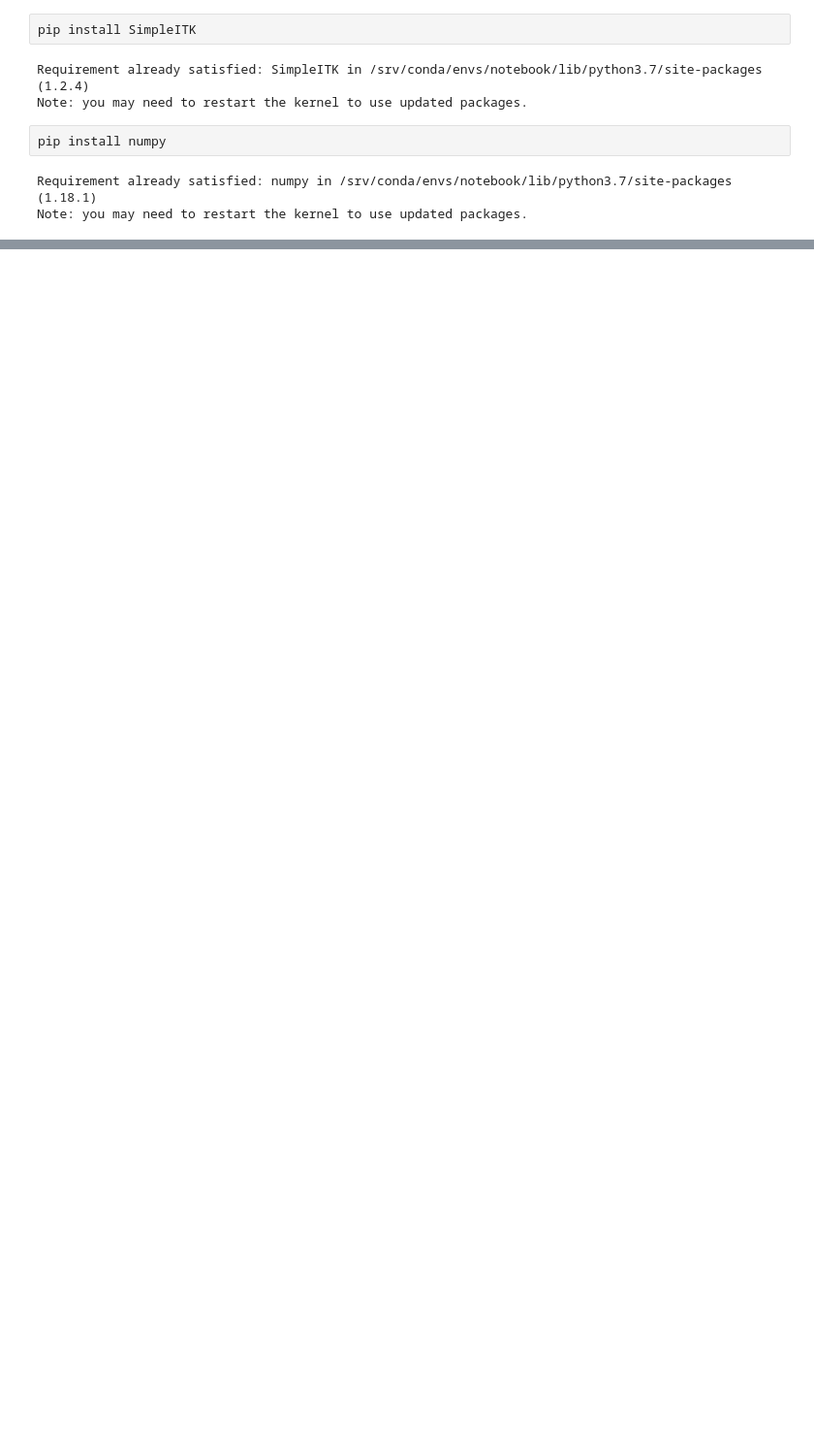
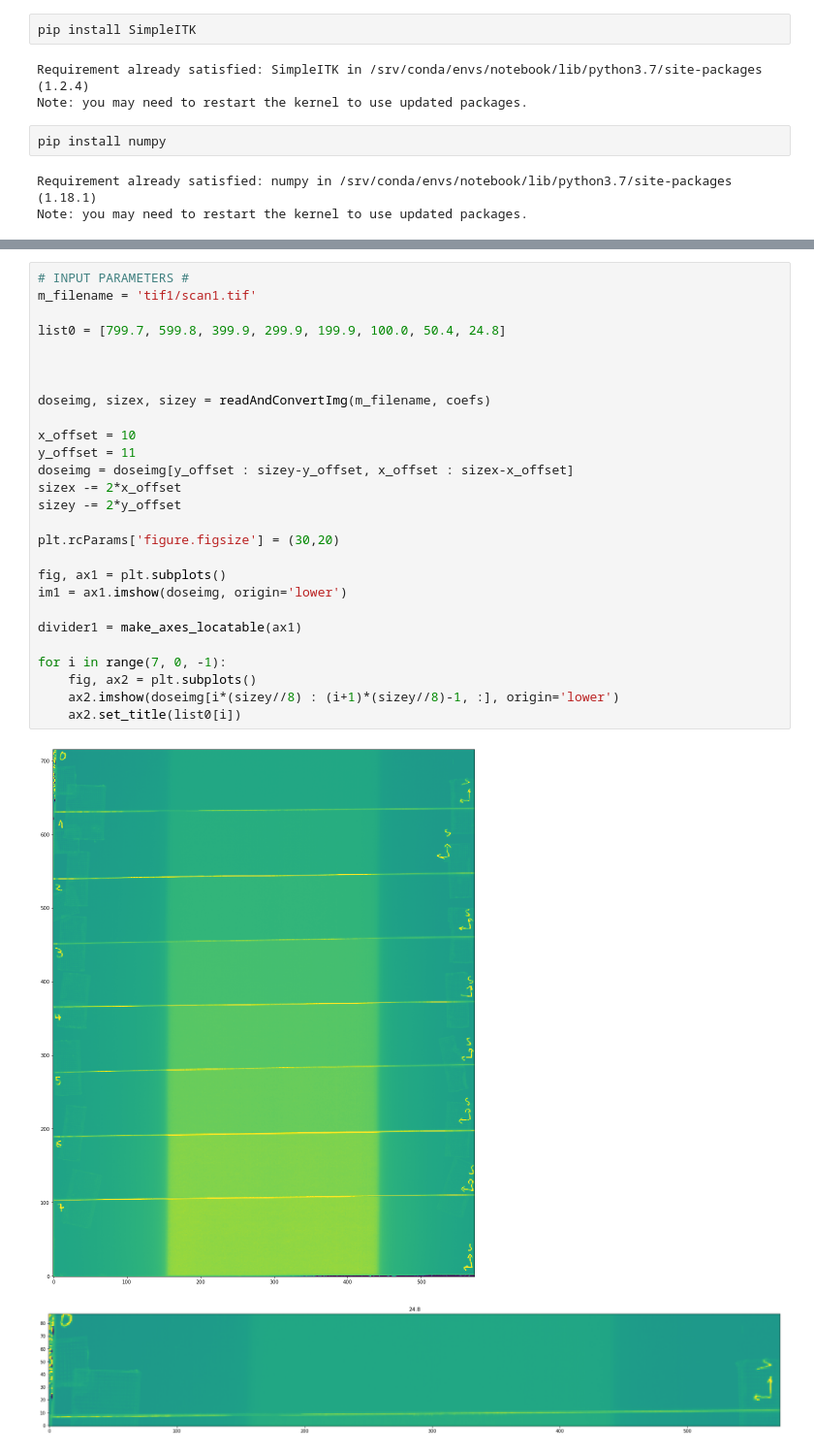
Before and after one commit to TheHelvetHawk/stageinfo, a Jupyter notebook: EBT3_ConvertToDose.ipynb, the cells around one changed output, grey strips where cells are left out. Shown at 97% size. Saved outputs shown, nothing was run; the diff lists cells and outputs as text; blank space fills up the shorter version.

```diff
--- a/EBT3_ConvertToDose.ipynb
+++ b/EBT3_ConvertToDose.ipynb
@@ -142,0 +148,30 @@ max of right graph  86.240
+# %%
+# INPUT PARAMETERS #
+m_filename = 'tif1/scan1.tif'
+
+list0 = [799.7, 599.8, 399.9, 299.9, 199.9, 100.0, 50.4, 24.8]
+
+
+
+doseimg, sizex, sizey = readAndConvertImg(m_filename, coefs)
+
+x_offset = 10
+y_offset = 11
+doseimg = doseimg[y_offset : sizey-y_offset, x_offset : sizex-x_offset]
+sizex -= 2*x_offset
+sizey -= 2*y_offset
+
+plt.rcParams['figure.figsize'] = (30,20)
+
+fig, ax1 = plt.subplots()
+im1 = ax1.imshow(doseimg, origin='lower')
+
+divider1 = make_axes_locatable(ax1)
+
+for i in range(7, 0, -1):
+    fig, ax2 = plt.subplots()
+    ax2.imshow(doseimg[i*(sizey//8) : (i+1)*(sizey//8)-1, :], origin='lower')
+    ax2.set_title(list0[i])
+# %% [output]
+[figure, added]
+[figure, added]
```
Also changed, not shown: parts of 4 cells of this notebook.
